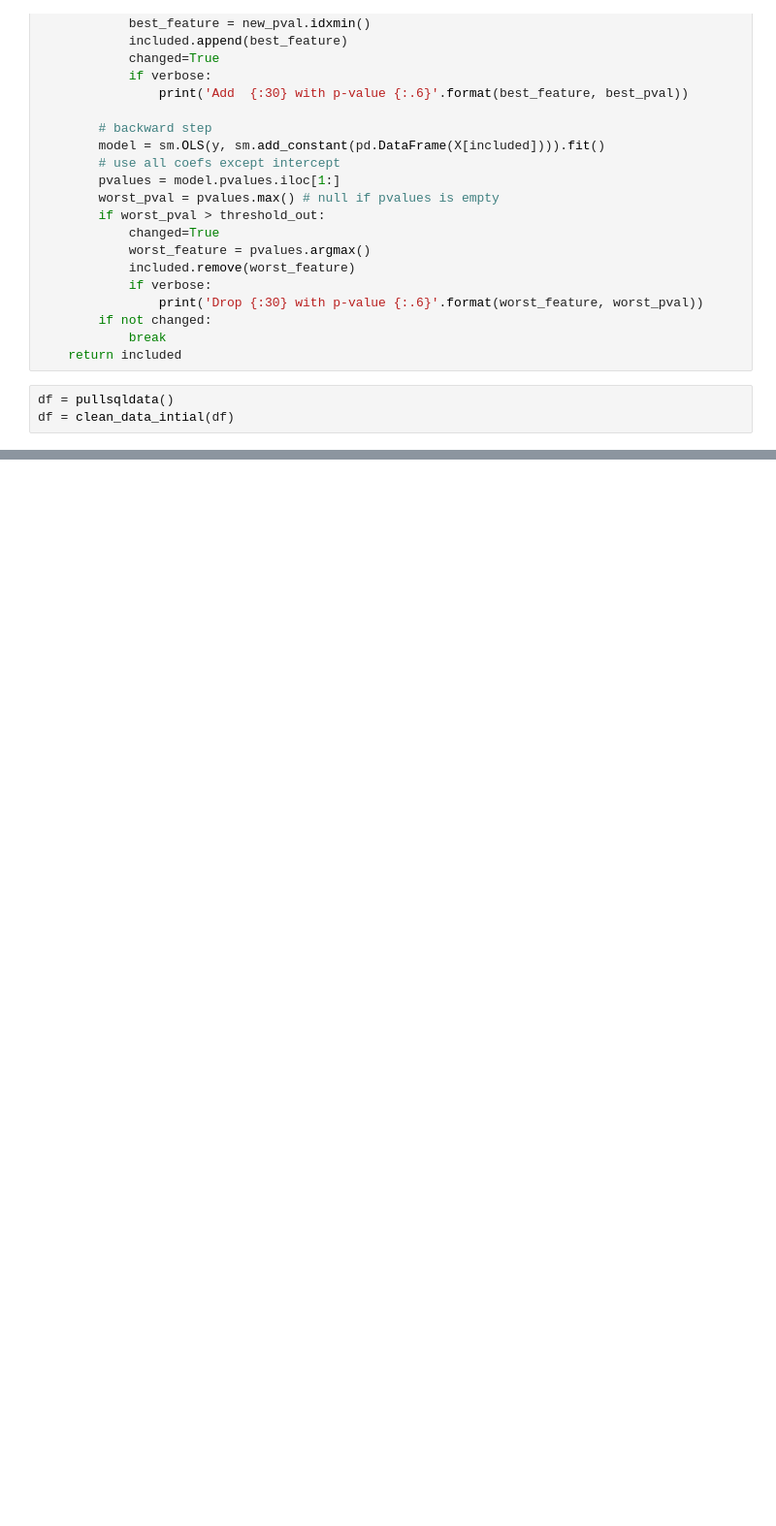
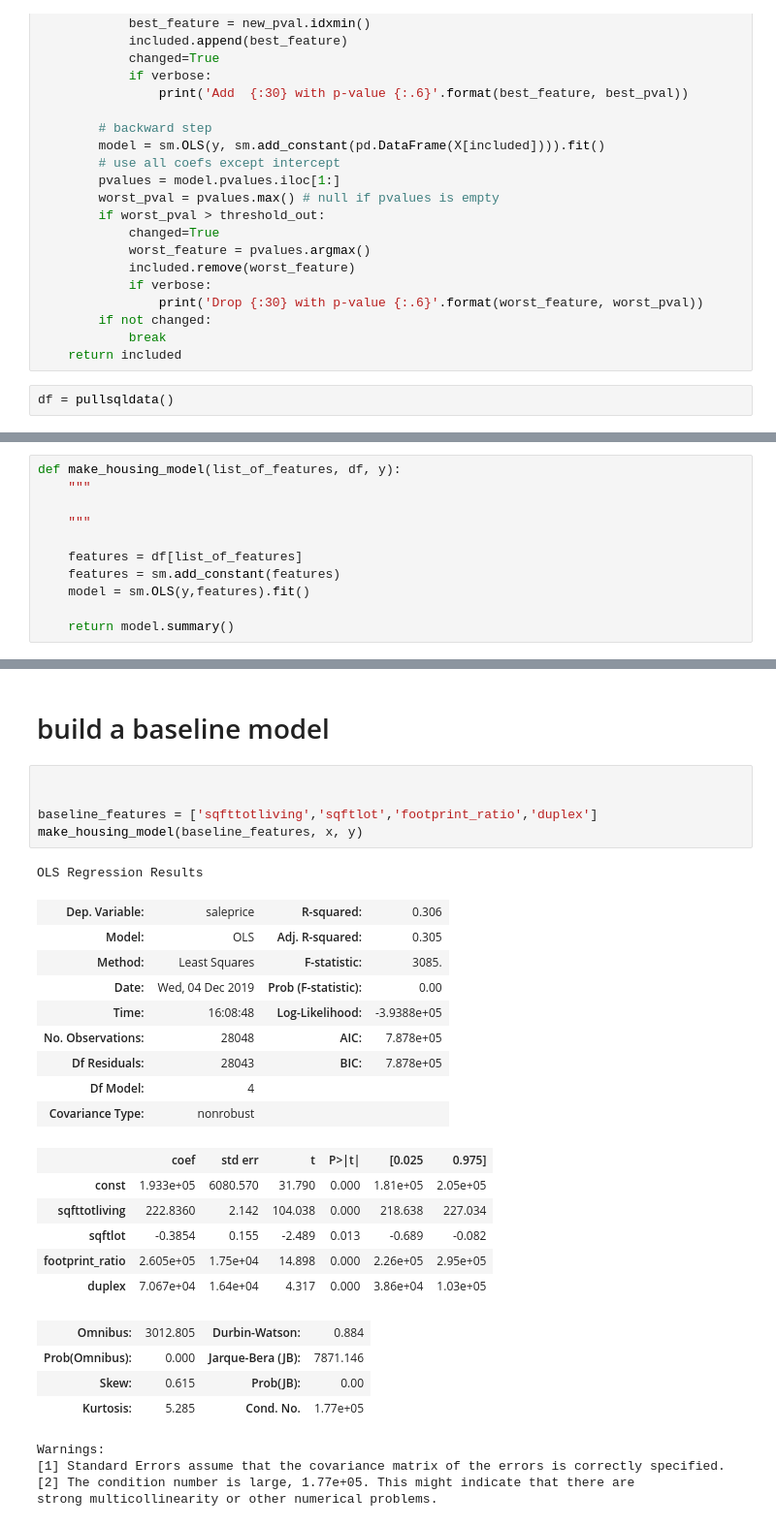
Before and after one commit to aabrahamson3/king-county-housing, a Jupyter notebook: bb_jn.ipynb, the cells around one changed output, grey strips where cells are left out. Shown at 97% size. Cells and saved outputs as stored; diff of their text form; blank space fills up the shorter version.

```diff
--- a/bb_jn.ipynb
+++ b/bb_jn.ipynb
@@ -172,4 +182,3 @@ def stepwise_selection(X, y,
     return included
 # %%
 df = pullsqldata()
-df = clean_data_intial(df)
@@ -242,0 +232,11 @@ Drop fpadditional                   with p-value 0.0547733
+# %%
+def make_housing_model(list_of_features, df, y):
+    """
+
+    """
+
+    features = df[list_of_features]
+    features = sm.add_constant(features)
+    model = sm.OLS(y,features).fit()
+
+    return model.summary()
@@ -242,0 +291,32 @@ Drop fpadditional                   with p-value 0.0547733
+# %% [markdown]
+# build a baseline model
+# %%
+
+
+baseline_features = ['sqfttotliving','sqftlot','footprint_ratio','duplex']
+make_housing_model(baseline_features, x, y)
+# %% [output]
+OLS Regression Results
+| Dep. Variable: | saleprice | R-squared: | 0.306 |
+| Model: | OLS | Adj. R-squared: | 0.305 |
+| Method: | Least Squares | F-statistic: | 3085. |
+| Date: | Wed, 04 Dec 2019 | Prob (F-statistic): | 0.00 |
+| Time: | 16:08:48 | Log-Likelihood: | -3.9388e+05 |
+| No. Observations: | 28048 | AIC: | 7.878e+05 |
+| Df Residuals: | 28043 | BIC: | 7.878e+05 |
+| Df Model: | 4 |  |  |
+| Covariance Type: | nonrobust |  |  |
+|  | coef | std err | t | P>|t| | [0.025 | 0.975] |
+| const | 1.933e+05 | 6080.570 | 31.790 | 0.000 | 1.81e+05 | 2.05e+05 |
+| sqfttotliving | 222.8360 | 2.142 | 104.038 | 0.000 | 218.638 | 227.034 |
+| sqftlot | -0.3854 | 0.155 | -2.489 | 0.013 | -0.689 | -0.082 |
+| footprint_ratio | 2.605e+05 | 1.75e+04 | 14.898 | 0.000 | 2.26e+05 | 2.95e+05 |
+| duplex | 7.067e+04 | 1.64e+04 | 4.317 | 0.000 | 3.86e+04 | 1.03e+05 |
+| Omnibus: | 3012.805 | Durbin-Watson: | 0.884 |
+| Prob(Omnibus): | 0.000 | Jarque-Bera (JB): | 7871.146 |
+| Skew: | 0.615 | Prob(JB): | 0.00 |
+| Kurtosis: | 5.285 | Cond. No. | 1.77e+05 |
+Warnings:
+[1] Standard Errors assume that the covariance matrix of the errors is correctly specified.
+[2] The condition number is large, 1.77e+05. This might indicate that there are
+strong multicollinearity or other numerical problems.
```
Also changed, not shown: parts of 18 cells of this notebook.
